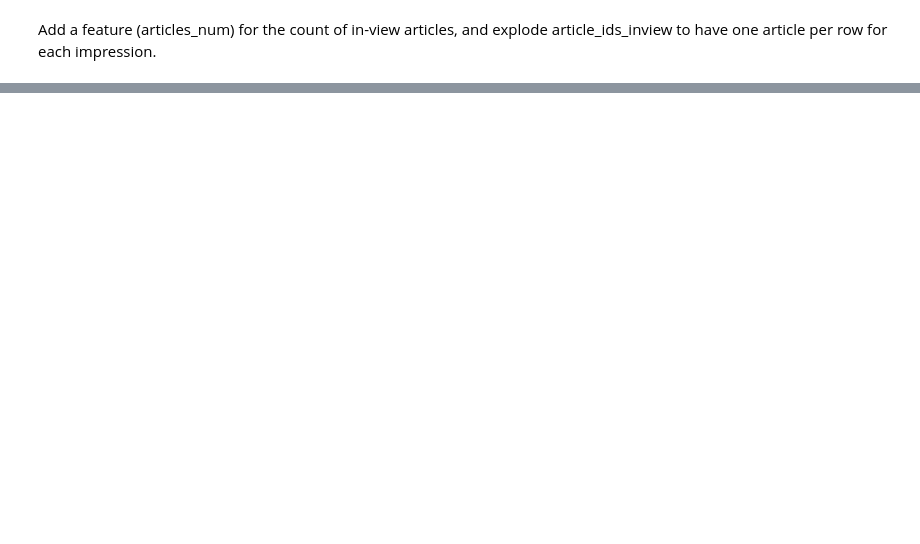
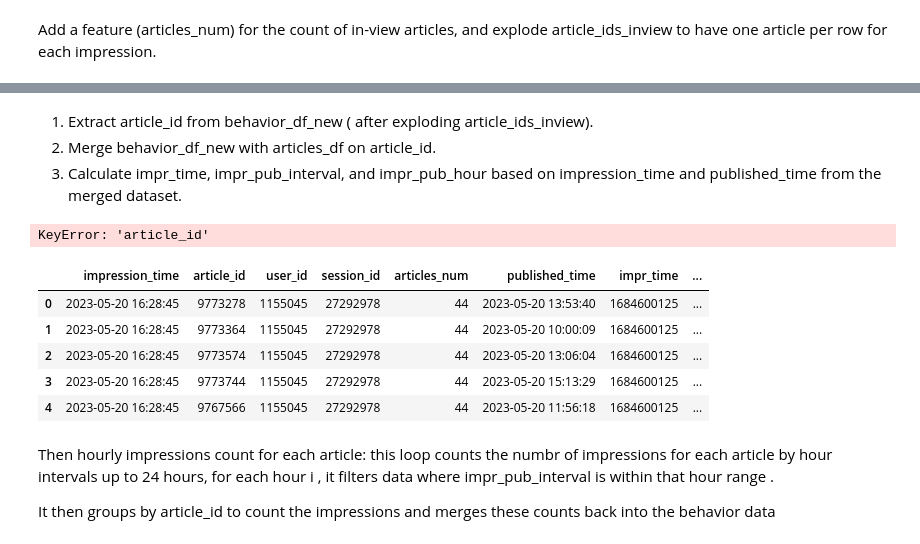
Before and after one commit to Lydia273/Deep-learning_final_project, a Jupyter notebook: feature_eng.ipynb, the cells around one changed output, grey strips where cells are left out. Cells and saved outputs as stored; diff of their text form; code cells hidden in the pictures; blank space fills up the shorter version.

```diff
--- a/feature_eng.ipynb
+++ b/feature_eng.ipynb
@@ -376,13 +226,3 @@ Index(['impression_id', 'article_id', 'impression_time', 'read_time',
        'article_ids_clicked', 'user_id', 'is_sso_user', 'is_subscriber',
        'session_id', 'next_read_time', 'next_scroll_percentage'],
       dtype='object')
-# %%
-# Specifying the columns to load for efficient data handling
-behavior_columns = ['impression_id', 'impression_time', 'user_id', 'article_ids_inview']
-
-# Assuming the file path is defined as 'behavior_file' and pointing to the parquet data file
-# Load only the specified columns from the behaviors file
-behavior_df = pd.read_parquet(behavior_file, columns=behavior_columns)
-
-# Display the first few rows of the loaded data to verify
-behavior_df.head()
@@ -480,9 +230,0 @@ history_df.to_parquet("history_data.parquet", index=False)
-# %%
-# Load behavior data
-behavior_df = pd.read_parquet("behavior_data.parquet")
-
-# Load articles data
-articles_df = pd.read_parquet("articles_data.parquet")
-
-# Load history data (if applicable)
-history_df = pd.read_parquet("history_data.parquet")
@@ -488,0 +424,42 @@ history_df = pd.read_parquet("history_data.parquet")
+# %% [markdown]
+1. Extract article_id from behavior_df_new ( after exploding article_ids_inview).
+2. Merge behavior_df_new with articles_df on article_id.
+3. Calculate impr_time, impr_pub_interval, and impr_pub_hour based on impression_time and published_time from the merged dataset.
+# %%
+import pandas as pd
+
+# Ensure the necessary columns are in datetime format
+# Convert both 'impression_time' and 'published_time' to datetime if not already done
+behavior_df_new['impression_time'] = pd.to_datetime(behavior_df_new['impression_time'])
+articles_df['published_time'] = pd.to_datetime(articles_df['published_time'])
+
+
+# Merge behavior_df with articles_df on article_id to bring in published_time information
+merged_df = behavior_df_new.merge(articles_df[['article_id', 'published_time']], on='article_id', how='left')
+
+# 1. Convert impression_time to an integer representation in milliseconds
+merged_df['impr_time'] = merged_df['impression_time'].astype('int64') // 10**6  # Convert from nanoseconds to milliseconds
+
+# 2. Calculate the delay (in milliseconds) between the impression and the published time
+merged_df['impr_pub_interval'] = (merged_df['impression_time'] - merged_df['published_time']).dt.total_seconds() * 1000
+
+# 3. Convert the impr_pub_interval to hours
+merged_df['impr_pub_hour'] = merged_df['impr_pub_interval'] / (1000 * 3600)  # Convert milliseconds to hours
+
+# Display a sample to verify
+print(merged_df[['impression_time', 'published_time', 'impr_time', 'impr_pub_interval', 'impr_pub_hour']].head())
+# %% [output]
+KeyError: 'article_id'
+# %%
+merged_df.head()
+# %% [output]
+|  | impression_time | article_id | user_id | session_id | articles_num | published_time | impr_time | ... |
+| 0 | 2023-05-20 16:28:45 | 9773278 | 1155045 | 27292978 | 44 | 2023-05-20 13:53:40 | 1684600125 | ... |
+| 1 | 2023-05-20 16:28:45 | 9773364 | 1155045 | 27292978 | 44 | 2023-05-20 10:00:09 | 1684600125 | ... |
+| 2 | 2023-05-20 16:28:45 | 9773574 | 1155045 | 27292978 | 44 | 2023-05-20 13:06:04 | 1684600125 | ... |
+| 3 | 2023-05-20 16:28:45 | 9773744 | 1155045 | 27292978 | 44 | 2023-05-20 15:13:29 | 1684600125 | ... |
+| 4 | 2023-05-20 16:28:45 | 9767566 | 1155045 | 27292978 | 44 | 2023-05-20 11:56:18 | 1684600125 | ... |
+# %% [markdown]
+Then hourly impressions count for each article: this loop counts the numbr of impressions for each article by hour intervals up to 24 hours, for each hour i , it filters data where impr_pub_interval is within that hour range .
+
+ It then groups by article_id to count the impressions and merges these counts back into the behavior data
```
Also changed, not shown: parts of 55 cells of this notebook.
